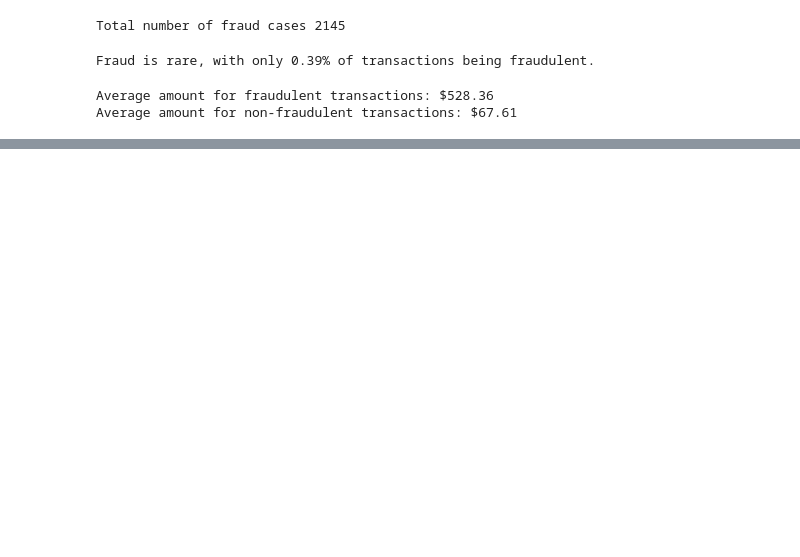
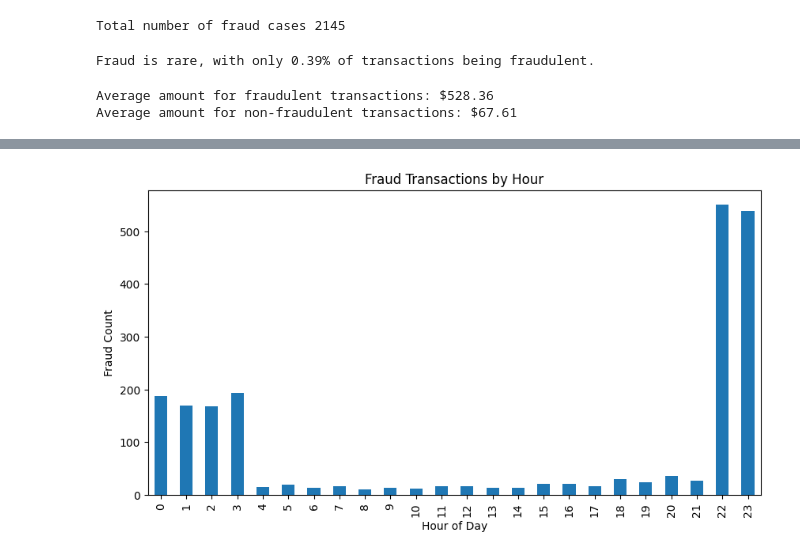
Before and after one commit to zairahussain27/AI-Fraud-Detection-Risk-Intelligence-System, a Jupyter notebook: notebooks/02_data_understanding.ipynb, the cells around one changed output, grey strips where cells are left out. Saved outputs shown, nothing was run; the diff lists cells and outputs as text; code cells hidden in the pictures; blank space fills up the shorter version.

```diff
--- a/notebooks/02_data_understanding.ipynb
+++ b/notebooks/02_data_understanding.ipynb
@@ -37,0 +90,12 @@ Average amount for non-fraudulent transactions: $67.61
+# %%
+trans_df['trans_hour']=trans_df['trans_datetime'].dt.hour
+
+fraud_hour = trans_df[trans_df['is_fraud']==1].groupby('trans_hour').size()
+
+fraud_hour.plot(kind='bar',figsize=(10,5))
+plt.title("Fraud Transactions by Hour")
+plt.xlabel("Hour of Day")
+plt.ylabel("Fraud Count")
+plt.show()
+# %% [output]
+[figure, added]
```
Also changed, not shown: parts of 9 cells of this notebook.
